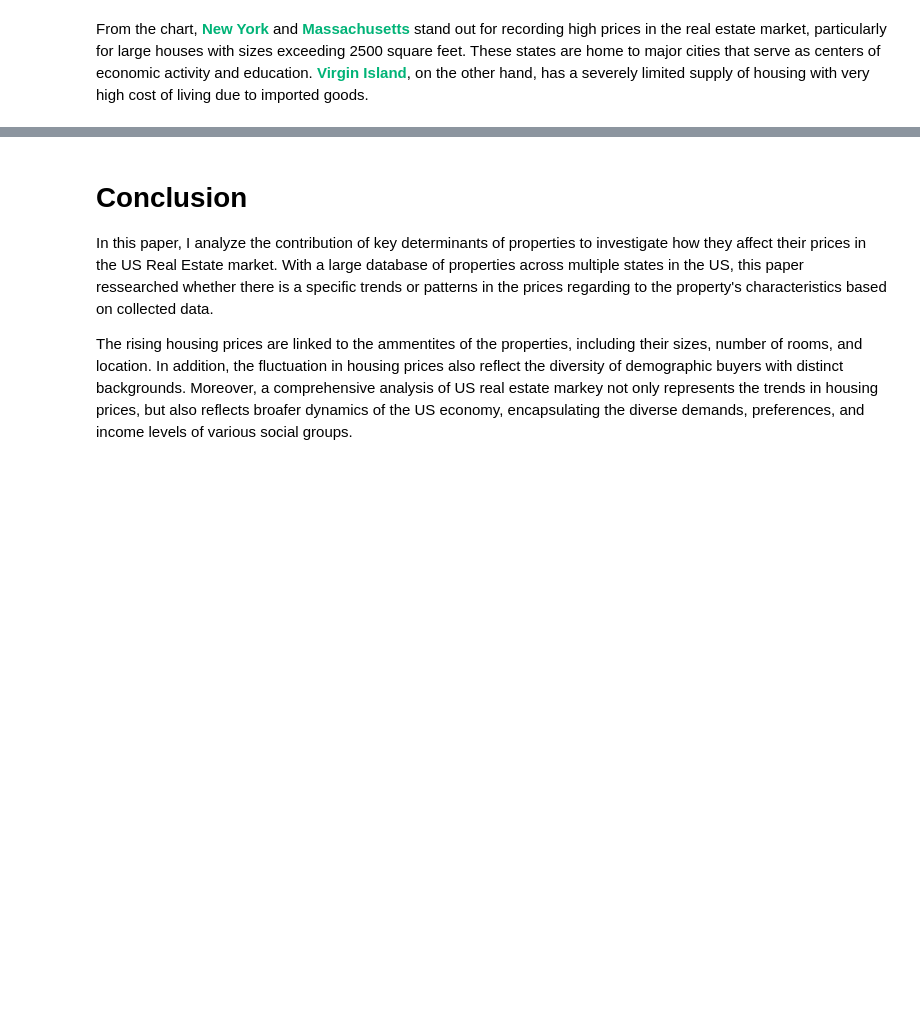
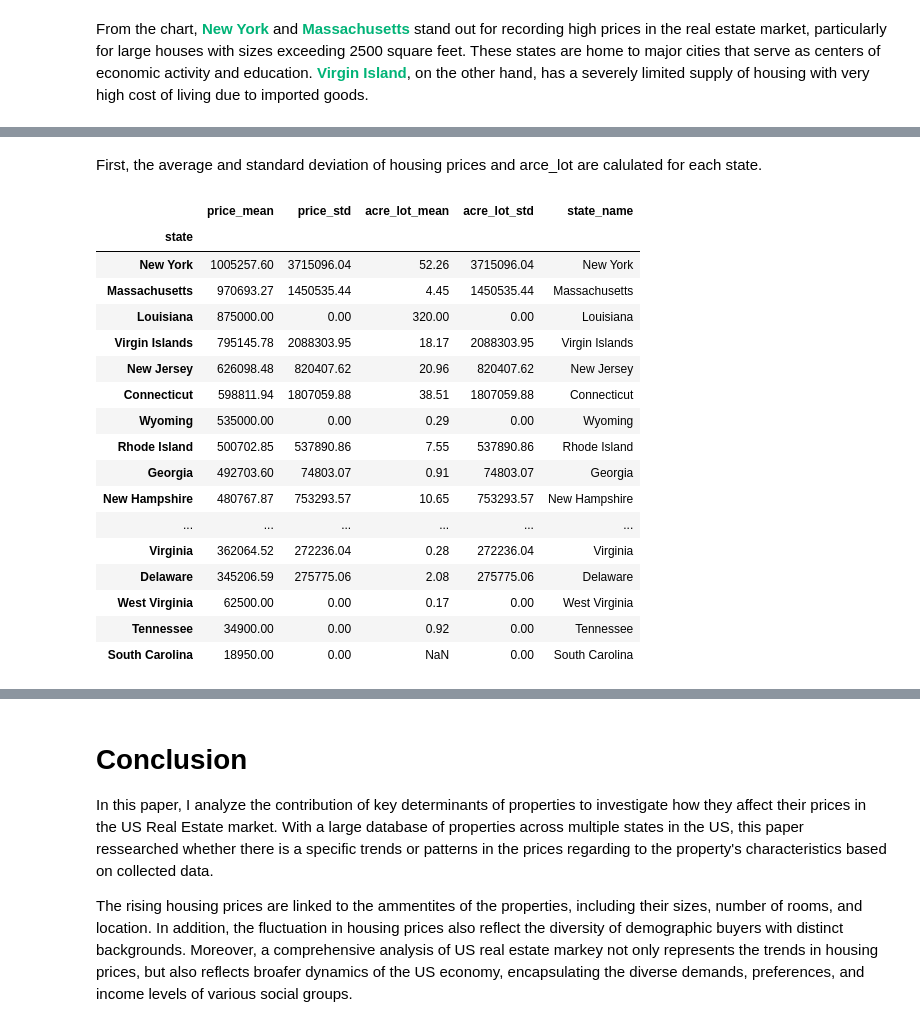
Before and after one commit to hanhhieudao/ECO225, a Jupyter notebook: project 1/ProjectOne.ipynb, the cells around one changed output, grey strips where cells are left out. Saved outputs shown, nothing was run; the diff lists cells and outputs as text; code cells hidden in the pictures; blank space fills up the shorter version.

```diff
--- a/project 1/ProjectOne.ipynb
+++ b/project 1/ProjectOne.ipynb
@@ -196,0 +201,35 @@ From the chart, <span style="color:#00b377; font-weight:bold;">New York</span> a
+# %% [markdown]
+First, the average and standard deviation of housing prices and arce_lot are calulated for each state.
+# %%
+
+# Grouping the data by state and calculating the mean and standard deviation of price and acre_lot
+grouped_by_state = df.groupby(['state']).agg(
+    price_mean=('price', 'mean'),
+    price_std=('price', 'std'),
+    acre_lot_mean=('acre_lot', 'mean'),
+    acre_lot_std=('price', 'std')
+)
+grouped_by_state['state_name'] = grouped_by_state.index
+grouped_by_state = grouped_by_state.round(2)
+# Presenting the result in descending order
+grouped_by_state = grouped_by_state.sort_values(by='price_mean', ascending=False)
+grouped_by_state
+# %% [output]
+|  | price_mean | price_std | acre_lot_mean | acre_lot_std | state_name |
+| state |  |  |  |  |  |
+| New York | 1005257.60 | 3715096.04 | 52.26 | 3715096.04 | New York |
+| Massachusetts | 970693.27 | 1450535.44 | 4.45 | 1450535.44 | Massachusetts |
+| Louisiana | 875000.00 | 0.00 | 320.00 | 0.00 | Louisiana |
+| Virgin Islands | 795145.78 | 2088303.95 | 18.17 | 2088303.95 | Virgin Islands |
+| New Jersey | 626098.48 | 820407.62 | 20.96 | 820407.62 | New Jersey |
+| Connecticut | 598811.94 | 1807059.88 | 38.51 | 1807059.88 | Connecticut |
+| Wyoming | 535000.00 | 0.00 | 0.29 | 0.00 | Wyoming |
+| Rhode Island | 500702.85 | 537890.86 | 7.55 | 537890.86 | Rhode Island |
+| Georgia | 492703.60 | 74803.07 | 0.91 | 74803.07 | Georgia |
+| New Hampshire | 480767.87 | 753293.57 | 10.65 | 753293.57 | New Hampshire |
+| ... | ... | ... | ... | ... | ... |
+| Virginia | 362064.52 | 272236.04 | 0.28 | 272236.04 | Virginia |
+| Delaware | 345206.59 | 275775.06 | 2.08 | 275775.06 | Delaware |
+| West Virginia | 62500.00 | 0.00 | 0.17 | 0.00 | West Virginia |
+| Tennessee | 34900.00 | 0.00 | 0.92 | 0.00 | Tennessee |
+| South Carolina | 18950.00 | 0.00 | NaN | 0.00 | South Carolina |
```
Also changed, not shown: parts of 7 cells of this notebook, 1 other file.
